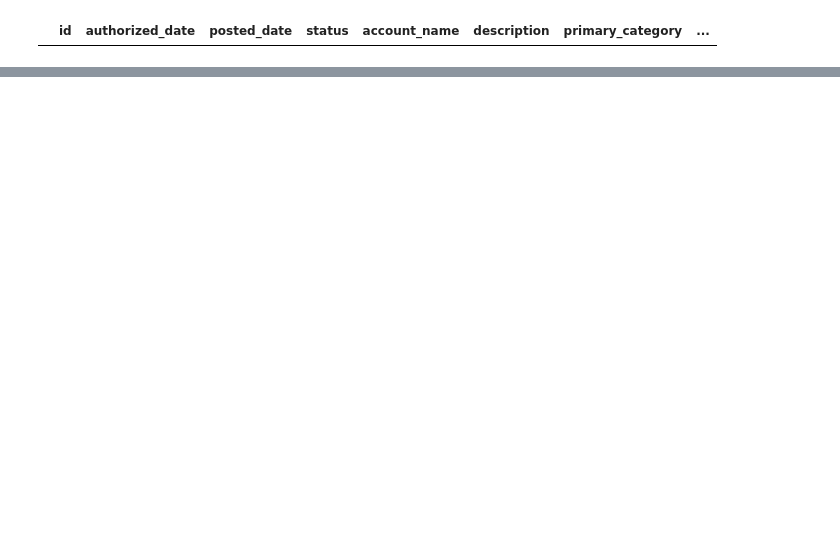
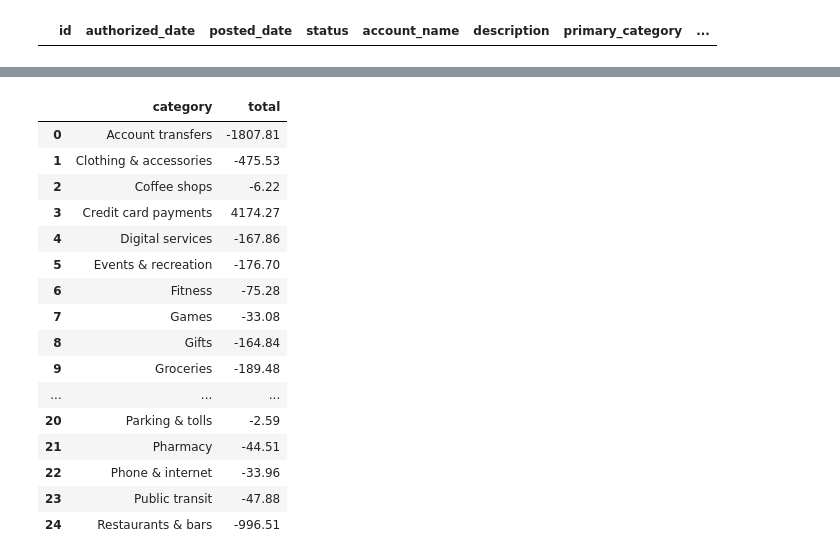
Before and after one commit to EliasRodkey/budgy, a Jupyter notebook: db_examiner.ipynb, the cells around one changed output, grey strips where cells are left out. Cells and saved outputs as stored; diff of their text form; code cells hidden in the pictures; blank space fills up the shorter version.

```diff
--- a/db_examiner.ipynb
+++ b/db_examiner.ipynb
@@ -49,0 +78,38 @@ test_transactions_table_manager.to_dataframe().head()
+# %%
+primary_category_report = record_df.groupby(TransactionsTable.primary_category.name)[TransactionsTable.amount.name].sum().reset_index()
+detailed_category_report = record_df.groupby(TransactionsTable.detailed_category.name)[TransactionsTable.amount.name].sum().reset_index()
+
+primary_category_report.primary_category.str
+# category_report.rename(columns={TransactionsTable.amount.name: "total_amount"}, inplace=True)
+# primary_category_report
+# detailed_category_report
+
+# Seperate function which can be used on both primary and detailed category reports
+primary_category_report.primary_category = primary_category_report.primary_category.str.strip()
+primary_category_report.primary_category = primary_category_report.primary_category.str.lower()
+primary_category_report.primary_category = primary_category_report.primary_category.str.replace(" ", "_")
+primary_category_report.primary_category = primary_category_report.primary_category.str.replace("&", "and")
+
+# primary_category_report.columns = ["category", "total"]
+# primary_category_report
+
+detailed_category_report.columns = ["category", "total"]
+detailed_category_report
+# %% [output]
+|  | category | total |
+| 0 | Account transfers | -1807.81 |
+| 1 | Clothing & accessories | -475.53 |
+| 2 | Coffee shops | -6.22 |
+| 3 | Credit card payments | 4174.27 |
+| 4 | Digital services | -167.86 |
+| 5 | Events & recreation | -176.70 |
+| 6 | Fitness | -75.28 |
+| 7 | Games | -33.08 |
+| 8 | Gifts | -164.84 |
+| 9 | Groceries | -189.48 |
+| ... | ... | ... |
+| 20 | Parking & tolls | -2.59 |
+| 21 | Pharmacy | -44.51 |
+| 22 | Phone & internet | -33.96 |
+| 23 | Public transit | -47.88 |
+| 24 | Restaurants & bars | -996.51 |
```
Also changed, not shown: parts of 9 cells of this notebook, 5 other files.
